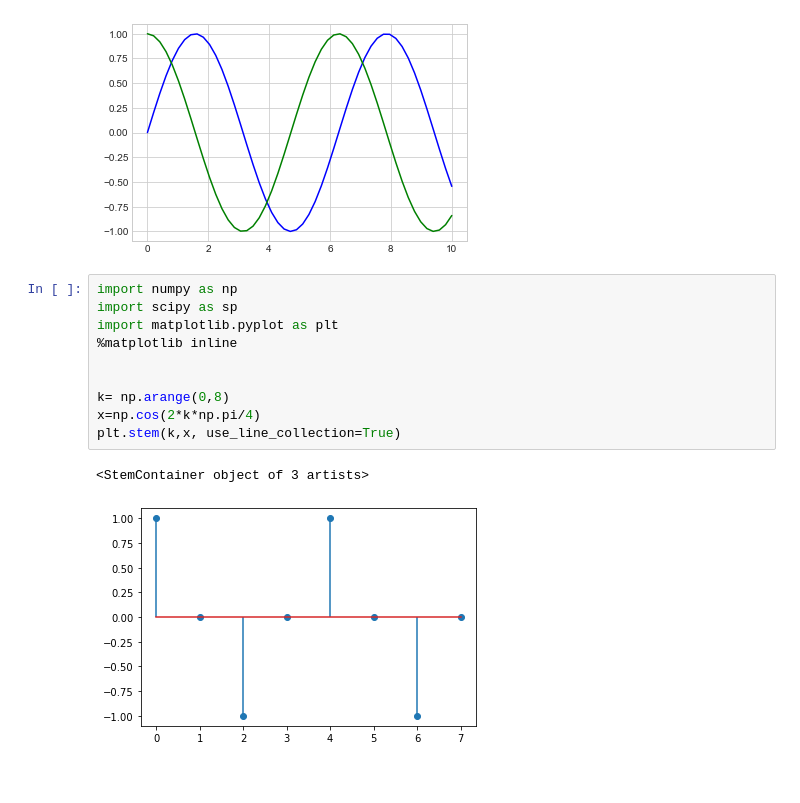
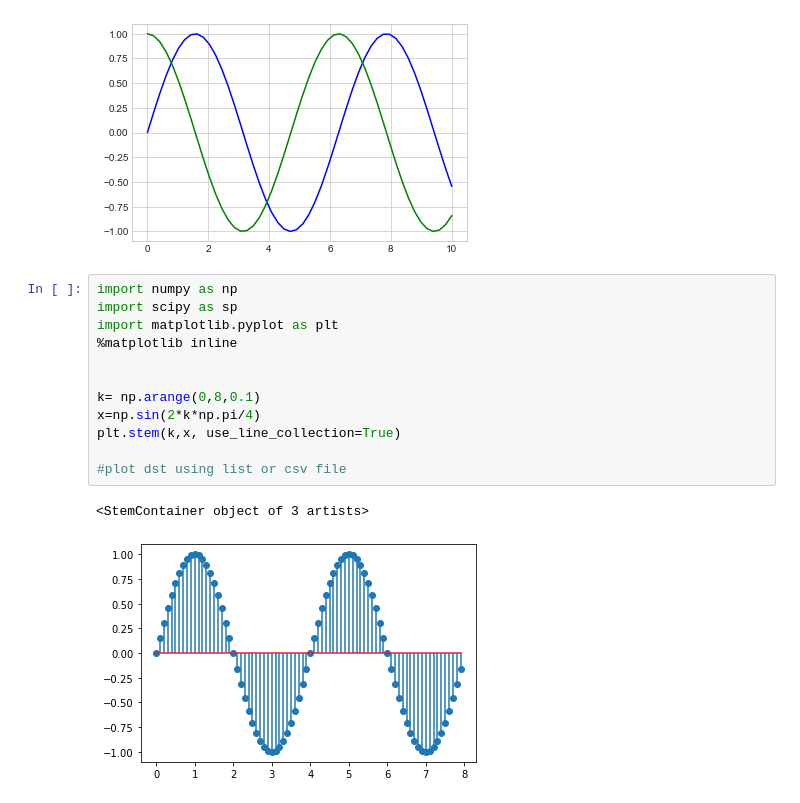
Before and after one commit to hemanth1313/Python-using-AI, a Jupyter notebook: Module 3/data_representations.ipynb, the cells around one changed output. Saved outputs shown, nothing was run; the diff lists cells and outputs as text.

```diff
--- a/Module 3/data_representations.ipynb
+++ b/Module 3/data_representations.ipynb
@@ -143,13 +143,15 @@ plt.plot(x, np.cos(x), color='g')
 # %%
 import numpy as np
 import scipy as sp
 import matplotlib.pyplot as plt
 %matplotlib inline
 
 
-k= np.arange(0,8)
-x=np.cos(2*k*np.pi/4)
+k= np.arange(0,8,0.1)
+x=np.sin(2*k*np.pi/4)
 plt.stem(k,x, use_line_collection=True)
+
+#plot dst using list or csv file
 # %% [output]
 <StemContainer object of 3 artists>
-[figure, old version]
+[figure, new version]
```
Also changed, not shown: parts of 2 cells of this notebook.
